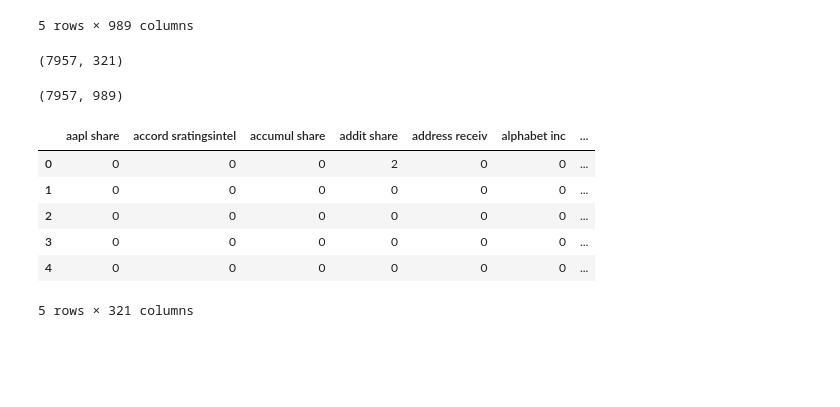
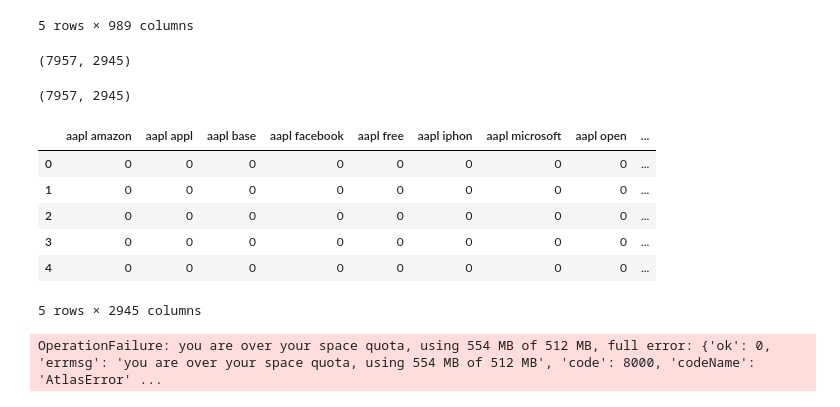
Before and after one commit to Matin-M/DTM-Predictor, a Jupyter notebook: Preprocessing/Main.ipynb, the cells around one changed output. Drawn from its saved outputs; the diff is of its cells as text; code cells hidden in the pictures; blank space fills up the shorter version.

```diff
--- a/Preprocessing/Main.ipynb
+++ b/Preprocessing/Main.ipynb
@@ -155,24 +167,38 @@ df.head()
 # %%
 # Example usage with CountVectorizer for bigrams
-bigram_vectorizer = CountVectorizer(ngram_range=(2,2), strip_accents="unicode", preprocessor=custom_preprocessor, tokenizer=custom_tokenizer, min_df=0.05)
+bigram_vectorizer = CountVectorizer(ngram_range=(2,2), strip_accents="unicode", preprocessor=custom_preprocessor, tokenizer=custom_tokenizer, min_df=0.01)
 bigram_matrix = bigram_vectorizer.fit_transform(apple_text)
 print(bigram_matrix.toarray().shape)
 # %% [output]
-(7957, 321)
+(7957, 2945)
 # %%
 # Show the resulting matrix
-print(term_matrix.toarray().shape)
+print(bigram_matrix.toarray().shape)
 # Get the first 20 words in the vocabulary
 bigram_feature_names = bigram_vectorizer.get_feature_names_out()
 # Construct the DataFrame
-df = pd.DataFrame(bigram_matrix.toarray(), columns=bigram_feature_names)
-df.head()
+bigram_df = pd.DataFrame(bigram_matrix.toarray(), columns=bigram_feature_names)
+bigram_df.head()
 # %% [output]
-(7957, 989)
+(7957, 2945)
-|  | aapl share | accord sratingsintel | accumul share | addit share | address receiv | alphabet inc | ... |
-| 0 | 0 | 0 | 0 | 2 | 0 | 0 | ... |
-| 1 | 0 | 0 | 0 | 0 | 0 | 0 | ... |
-| 2 | 0 | 0 | 0 | 0 | 0 | 0 | ... |
-| 3 | 0 | 0 | 0 | 0 | 0 | 0 | ... |
-| 4 | 0 | 0 | 0 | 0 | 0 | 0 | ... |
+|  | aapl amazon | aapl appl | aapl base | aapl facebook | aapl free | aapl iphon | aapl microsoft | aapl open | ... |
+| 0 | 0 | 0 | 0 | 0 | 0 | 0 | 0 | 0 | ... |
+| 1 | 0 | 0 | 0 | 0 | 0 | 0 | 0 | 0 | ... |
+| 2 | 0 | 0 | 0 | 0 | 0 | 0 | 0 | 0 | ... |
+| 3 | 0 | 0 | 0 | 0 | 0 | 0 | 0 | 0 | ... |
+| 4 | 0 | 0 | 0 | 0 | 0 | 0 | 0 | 0 | ... |
-5 rows × 321 columns
+5 rows × 2945 columns
+# %%
+# Access or create the collection
+collection = db.bigram_df
+
+# Delete the collection if it already exists
+collection.drop()
+
+# Convert the DataFrame to a list of dictionaries
+records = bigram_df.to_dict(orient='records')
+
+# Insert the records into the collection
+collection.insert_many(records)
+# %% [output]
+OperationFailure: you are over your space quota, using 554 MB of 512 MB, full error: {'ok': 0, 'errmsg': 'you are over your space quota, using 554 MB of 512 MB', 'code': 8000, 'codeName': 'AtlasError' ...
```
Also changed, not shown: parts of 5 cells of this notebook, 1 other file.
